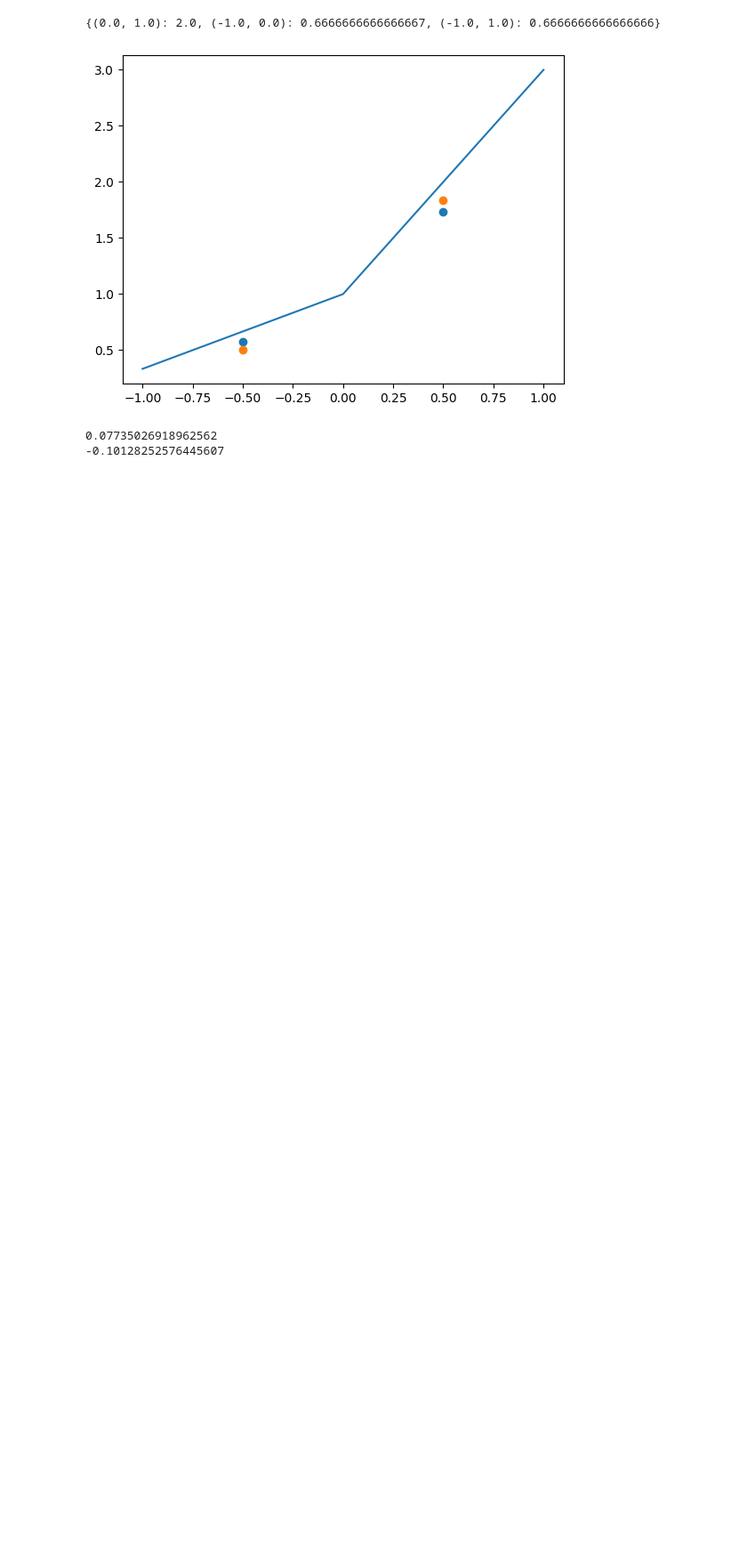
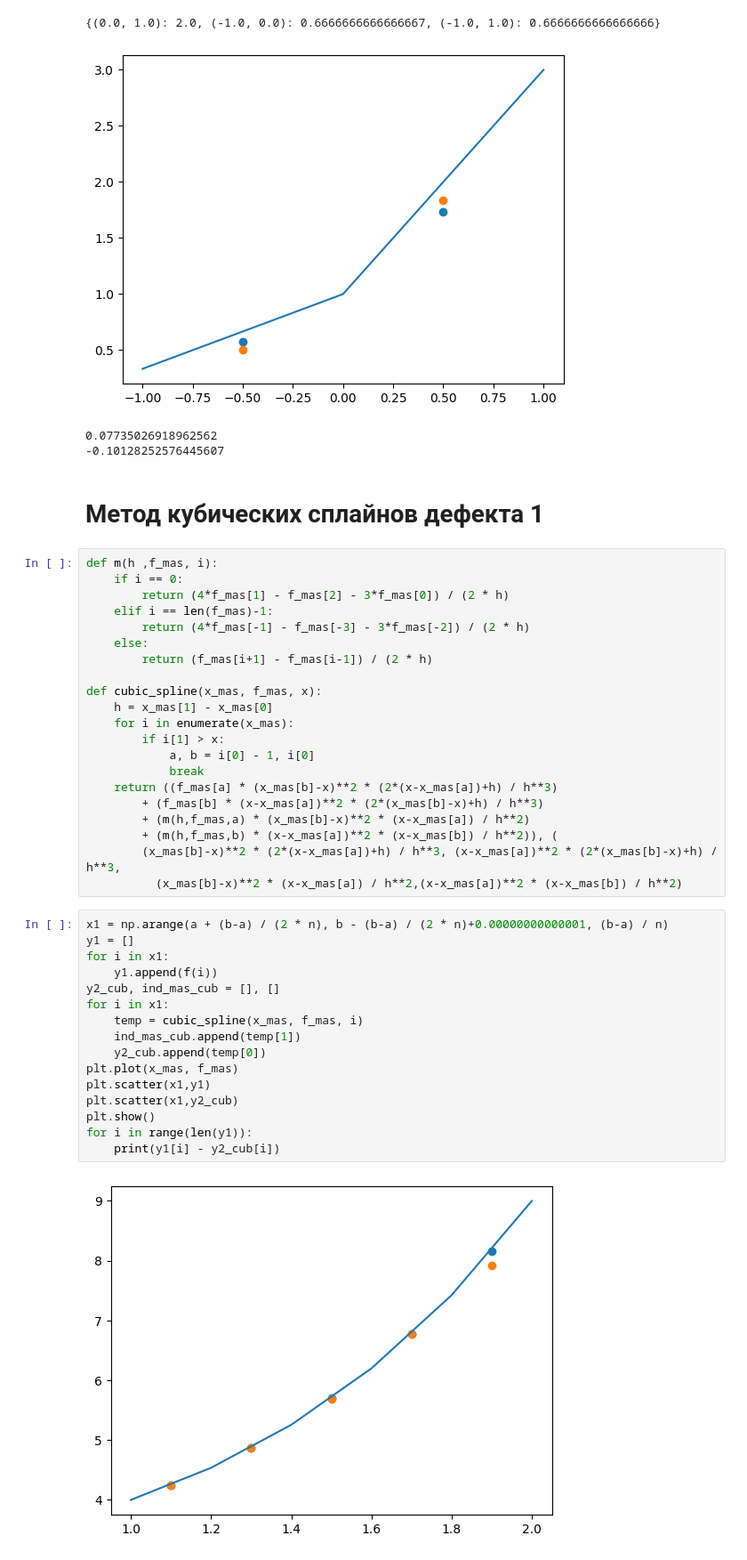
Before and after one commit to Leousov/Ch_met_3, a Jupyter notebook: NumMet_lab_4.ipynb, the cells around one changed output. Shown: that part at 89% size. Cells and saved outputs as stored; diff of their text form; blank space fills up the shorter version.

```diff
--- a/NumMet_lab_4.ipynb
+++ b/NumMet_lab_4.ipynb
@@ -152,3 +155,44 @@ for i in range(len(y1)):
 [figure]
 0.07735026918962562
 -0.10128252576445607
+# %% [markdown]
+<h1>Метод кубических сплайнов дефекта 1
+# %%
+def m(h ,f_mas, i):
+    if i == 0:
+        return (4*f_mas[1] - f_mas[2] - 3*f_mas[0]) / (2 * h)
+    elif i == len(f_mas)-1:
+        return (4*f_mas[-1] - f_mas[-3] - 3*f_mas[-2]) / (2 * h)
+    else:
+        return (f_mas[i+1] - f_mas[i-1]) / (2 * h)
+
+def cubic_spline(x_mas, f_mas, x):
+    h = x_mas[1] - x_mas[0]
+    for i in enumerate(x_mas):
+        if i[1] > x:
+            a, b = i[0] - 1, i[0]
+            break
+    return ((f_mas[a] * (x_mas[b]-x)**2 * (2*(x-x_mas[a])+h) / h**3)
+        + (f_mas[b] * (x-x_mas[a])**2 * (2*(x_mas[b]-x)+h) / h**3)
+        + (m(h,f_mas,a) * (x_mas[b]-x)**2 * (x-x_mas[a]) / h**2)
+        + (m(h,f_mas,b) * (x-x_mas[a])**2 * (x-x_mas[b]) / h**2)), (
+        (x_mas[b]-x)**2 * (2*(x-x_mas[a])+h) / h**3, (x-x_mas[a])**2 * (2*(x_mas[b]-x)+h) / h**3,
+          (x_mas[b]-x)**2 * (x-x_mas[a]) / h**2,(x-x_mas[a])**2 * (x-x_mas[b]) / h**2)
+# %%
+x1 = np.arange(a + (b-a) / (2 * n), b - (b-a) / (2 * n)+0.00000000000001, (b-a) / n)
+y1 = []
+for i in x1:
+    y1.append(f(i))
+y2_cub, ind_mas_cub = [], []
+for i in x1:
+    temp = cubic_spline(x_mas, f_mas, i)
+    ind_mas_cub.append(temp[1])
+    y2_cub.append(temp[0])
+plt.plot(x_mas, f_mas)
+plt.scatter(x1,y1)
+plt.scatter(x1,y2_cub)
+plt.show()
+for i in range(len(y1)):
+    print(y1[i] - y2_cub[i])
+# %% [output]
+[figure, added]
```
Also changed, not shown: parts of 4 cells of this notebook.
